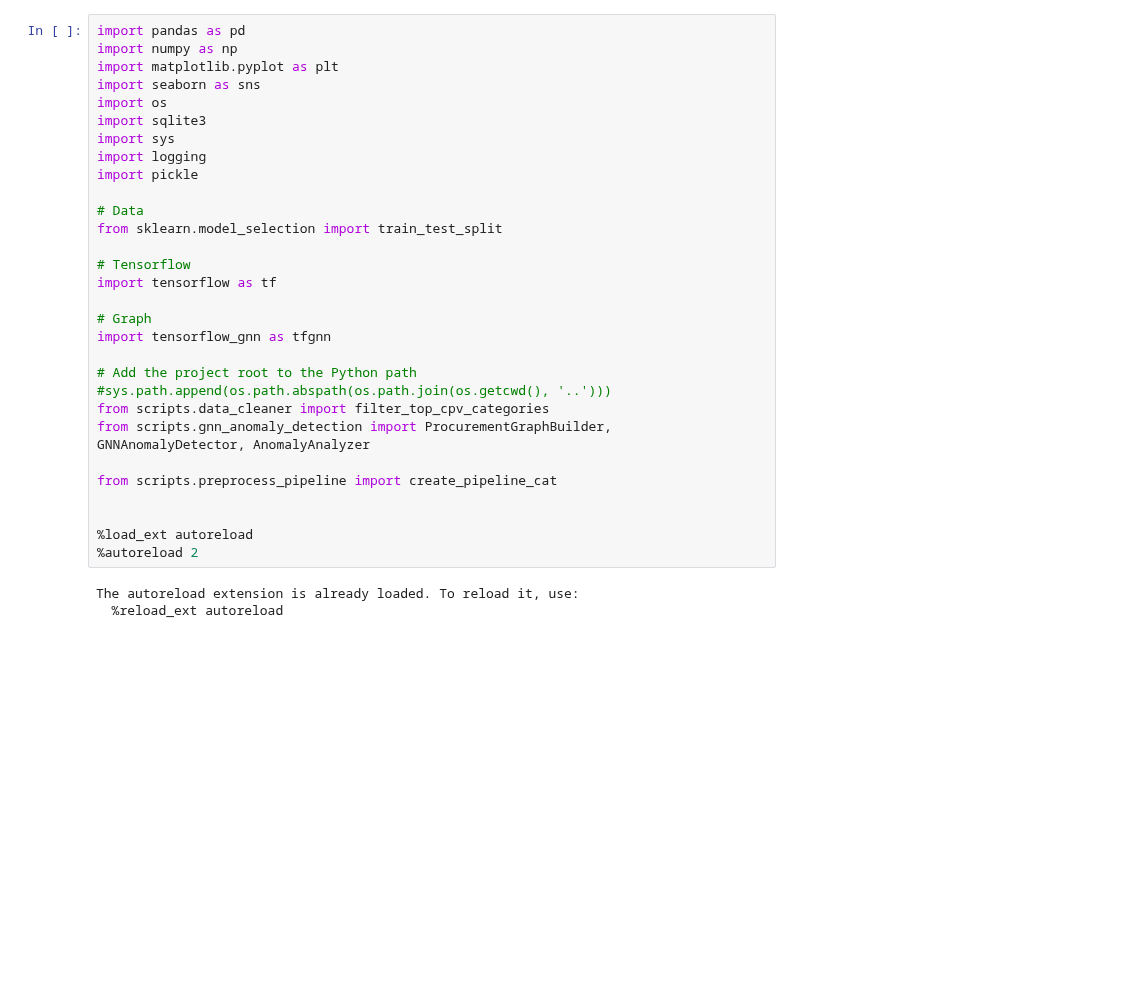
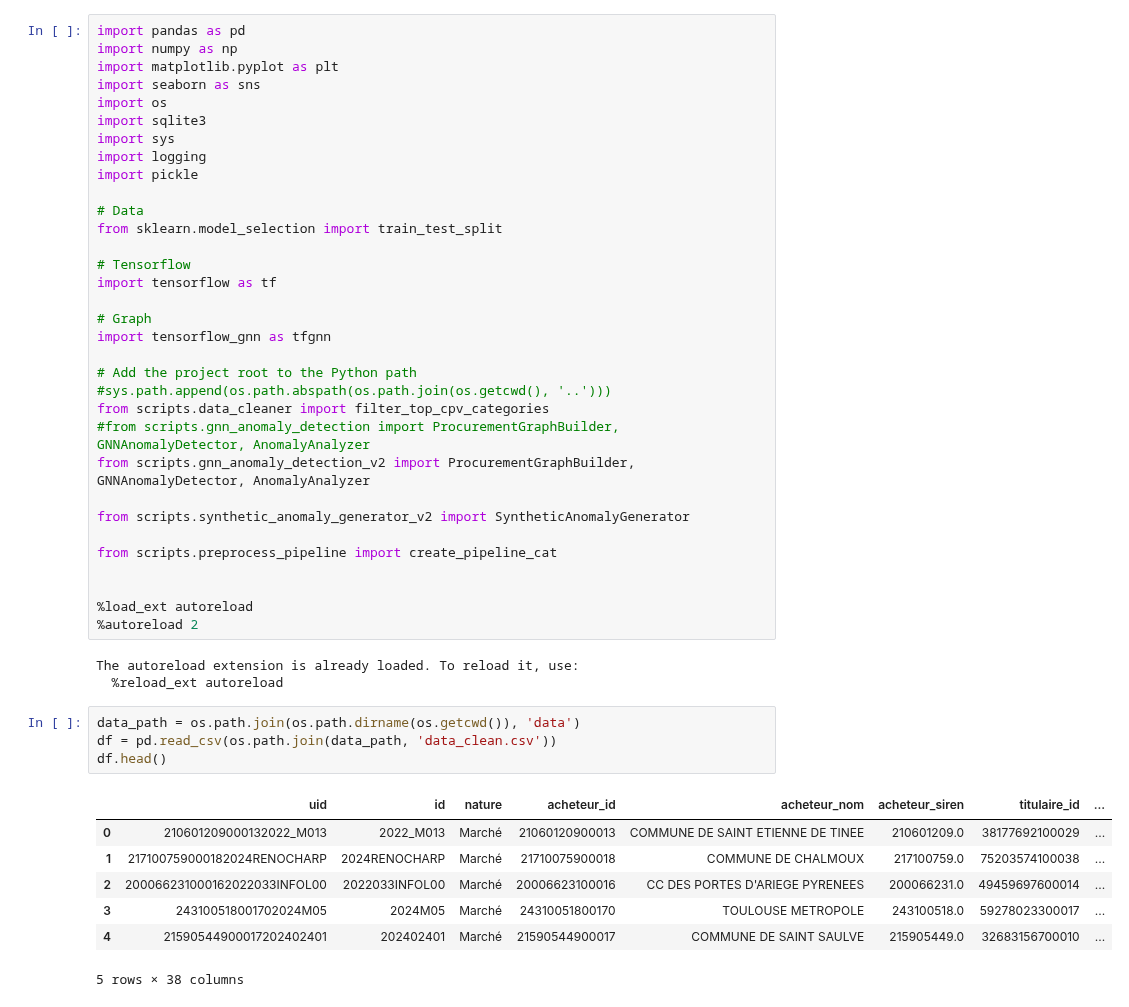
Before and after one commit to RonanB400/decp_ml, a Jupyter notebook: notebooks/RBE_GNN_2.ipynb, the cells around one changed output. Cells and saved outputs as stored; diff of their text form; blank space fills up the shorter version.

```diff
--- a/notebooks/RBE_GNN_2.ipynb
+++ b/notebooks/RBE_GNN_2.ipynb
@@ -21,7 +21,10 @@ import tensorflow_gnn as tfgnn
 # Add the project root to the Python path
 #sys.path.append(os.path.abspath(os.path.join(os.getcwd(), '..')))
 from scripts.data_cleaner import filter_top_cpv_categories
-from scripts.gnn_anomaly_detection import ProcurementGraphBuilder, GNNAnomalyDetector, AnomalyAnalyzer
+#from scripts.gnn_anomaly_detection import ProcurementGraphBuilder, GNNAnomalyDetector, AnomalyAnalyzer
+from scripts.gnn_anomaly_detection_v2 import ProcurementGraphBuilder, GNNAnomalyDetector, AnomalyAnalyzer
+
+from scripts.synthetic_anomaly_generator_v2 import SyntheticAnomalyGenerator
 
 from scripts.preprocess_pipeline import create_pipeline_cat
 
@@ -31,3 +34,15 @@ from scripts.preprocess_pipeline import create_pipeline_cat
 # %% [output]
 The autoreload extension is already loaded. To reload it, use:
   %reload_ext autoreload
+# %%
+data_path = os.path.join(os.path.dirname(os.getcwd()), 'data')
+df = pd.read_csv(os.path.join(data_path, 'data_clean.csv'))
+df.head()
+# %% [output]
+|  | uid | id | nature | acheteur_id | acheteur_nom | acheteur_siren | titulaire_id | ... |
+| 0 | 210601209000132022_M013 | 2022_M013 | Marché | 21060120900013 | COMMUNE DE SAINT ETIENNE DE TINEE | 210601209.0 | 38177692100029 | ... |
+| 1 | 217100759000182024RENOCHARP | 2024RENOCHARP | Marché | 21710075900018 | COMMUNE DE CHALMOUX | 217100759.0 | 75203574100038 | ... |
+| 2 | 200066231000162022033INFOL00 | 2022033INFOL00 | Marché | 20006623100016 | CC DES PORTES D'ARIEGE PYRENEES | 200066231.0 | 49459697600014 | ... |
+| 3 | 243100518001702024M05 | 2024M05 | Marché | 24310051800170 | TOULOUSE METROPOLE | 243100518.0 | 59278023300017 | ... |
+| 4 | 21590544900017202402401 | 202402401 | Marché | 21590544900017 | COMMUNE DE SAINT SAULVE | 215905449.0 | 32683156700010 | ... |
+5 rows × 38 columns
```
Also changed, not shown: parts of 13 cells of this notebook, 8 other files.
